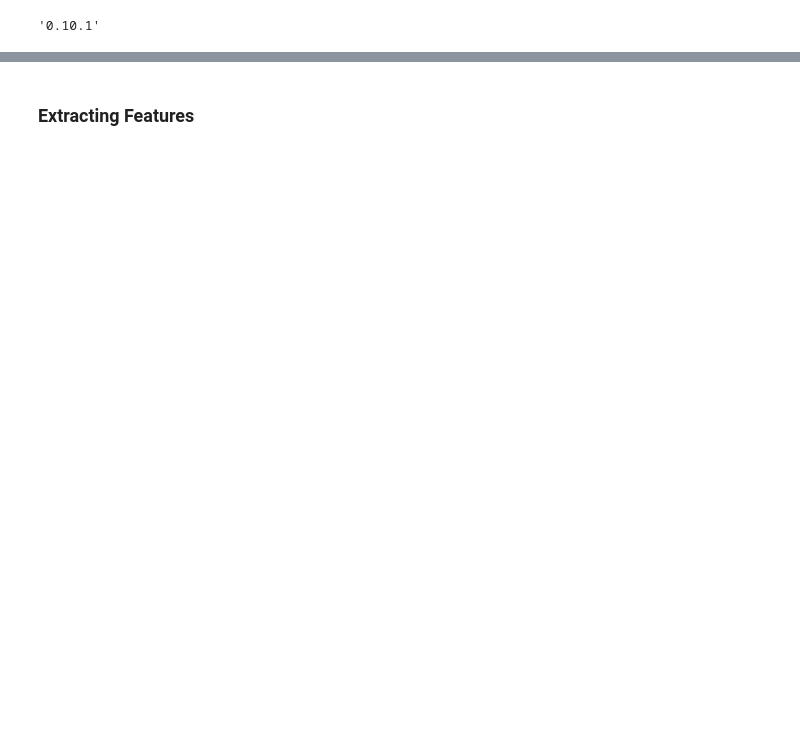
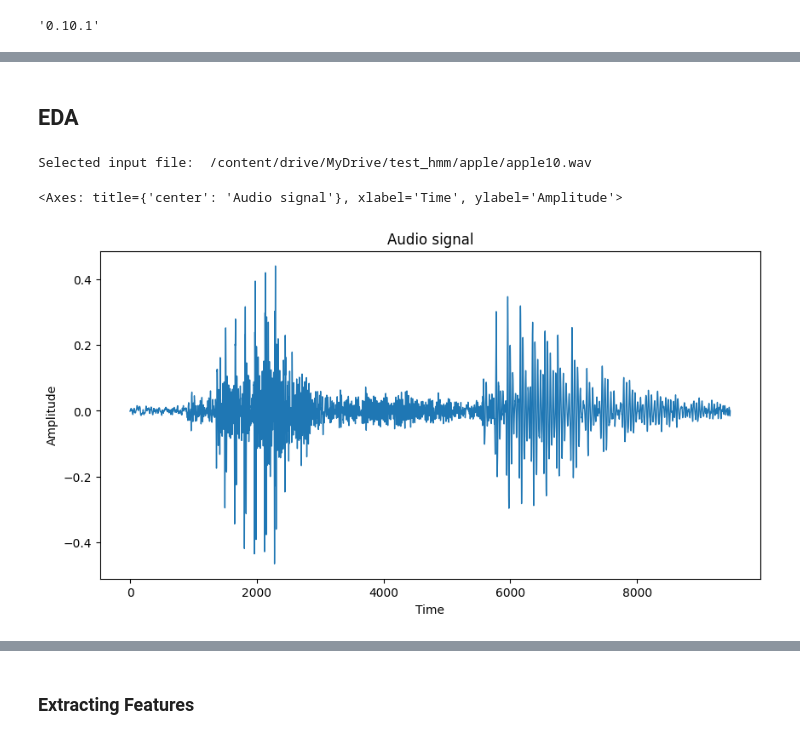
Before and after one commit to karank85/speech-recognition, a Jupyter notebook: Project_2_Non_DL_Speech_Recognition.ipynb, the cells around one changed output, grey strips where cells are left out. Drawn from its saved outputs; the diff is of its cells as text; code cells hidden in the pictures; blank space fills up the shorter version.

```diff
--- a/Project_2_Non_DL_Speech_Recognition.ipynb
+++ b/Project_2_Non_DL_Speech_Recognition.ipynb
@@ -97,0 +96,28 @@ True
+# %%
+random.seed(42)
+
+def split_dataframe(df, ratio):
+    # Shuffle the DataFrame
+    df_shuffled = df.sample(frac=1, random_state=42).reset_index(drop=True)
+
+    # Calculate the split index
+    split_index = int(len(df_shuffled) * ratio)
+
+    # Split the DataFrame
+    df_1 = df_shuffled.iloc[:split_index]
+    #df_2 = df_shuffled.iloc[split_index:] unneeded for training
+
+    return df_1
+# %%
+df_dict = {}
+# %%
+all_subdirectories = glob.glob(
+        f"/content/drive/MyDrive/test_hmm/*/",
+        recursive=True
+)
+
+for path in all_subdirectories:
+  fruit_label = Path(path).name
+  ds = AudioDataset()
+  if ds.load_transcriptions(path):
+    df_dict[fruit_label] = split_dataframe(ds.df, 0.8)
@@ -97,0 +144,14 @@ True
+# %% [markdown]
+## EDA
+# %%
+sample_df = df_dict['apple']
+sample_input_file = sample_df['path'].iloc[0]
+print("Selected input file: ", sample_input_file)
+# %% [output]
+Selected input file:  /content/drive/MyDrive/test_hmm/apple/apple10.wav
+# %%
+audio, sampling_freq = librosa.load(sample_input_file)
+pd.Series(audio).plot(figsize=(10, 5),lw=1, title="Audio signal", xlabel="Time", ylabel="Amplitude")
+# %% [output]
+<Axes: title={'center': 'Audio signal'}, xlabel='Time', ylabel='Amplitude'>
+[figure, added]
```
Also changed, not shown: parts of 28 cells of this notebook.
